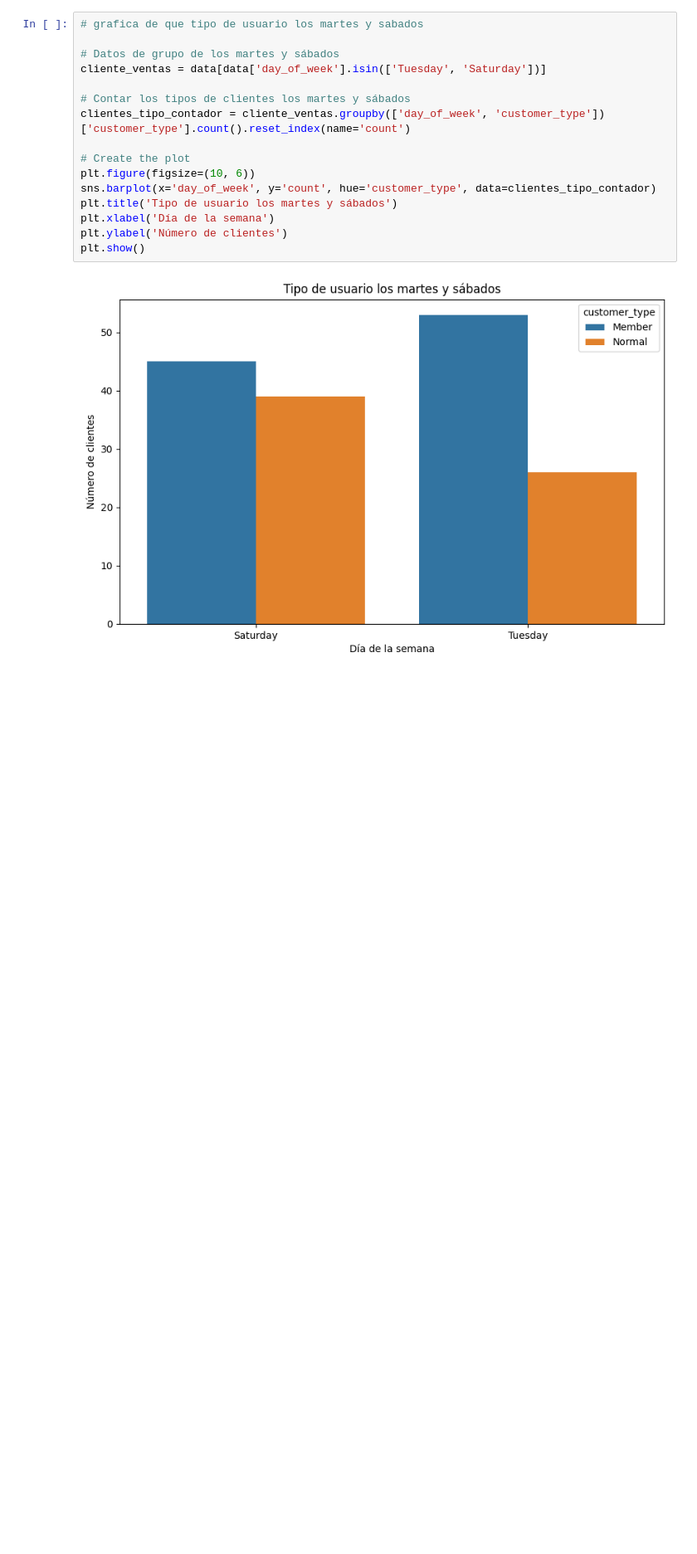
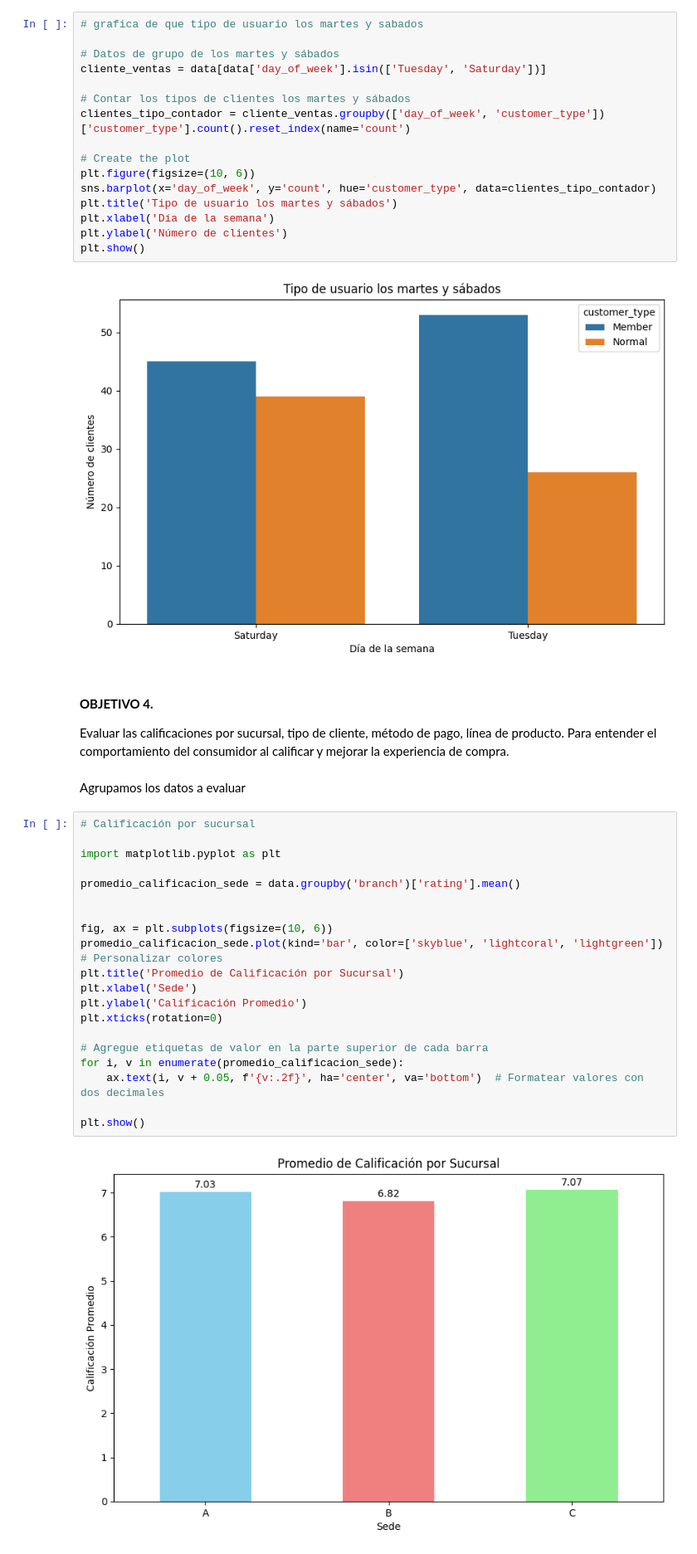
Before and after one commit to mrojash97/dataanalytics, a Jupyter notebook: Python/ANÁLISIS_EDA_Supermarket_Sales.ipynb, the cells around one changed output. Shown at 83% size. Saved outputs shown, nothing was run; the diff lists cells and outputs as text; blank space fills up the shorter version.

```diff
--- a/Python/ANÁLISIS_EDA_Supermarket_Sales.ipynb
+++ b/Python/ANÁLISIS_EDA_Supermarket_Sales.ipynb
@@ -658,3 +658,31 @@ plt.ylabel('Número de clientes')
 plt.show()
 # %% [output]
 [figure]
+# %% [markdown]
+#### **OBJETIVO 4.**
+
+Evaluar las calificaciones por sucursal, tipo de cliente, método de pago, línea de producto. Para entender el comportamiento del consumidor al calificar y mejorar la experiencia de compra.
+# %% [markdown]
+Agrupamos los datos a evaluar
+# %%
+# Calificación por sucursal
+
+import matplotlib.pyplot as plt
+
+promedio_calificacion_sede = data.groupby('branch')['rating'].mean()
+
+
+fig, ax = plt.subplots(figsize=(10, 6))
+promedio_calificacion_sede.plot(kind='bar', color=['skyblue', 'lightcoral', 'lightgreen'])  # Personalizar colores
+plt.title('Promedio de Calificación por Sucursal')
+plt.xlabel('Sede')
+plt.ylabel('Calificación Promedio')
+plt.xticks(rotation=0)
+
+# Agregue etiquetas de valor en la parte superior de cada barra
+for i, v in enumerate(promedio_calificacion_sede):
+    ax.text(i, v + 0.05, f'{v:.2f}', ha='center', va='bottom')  # Formatear valores con dos decimales
+
+plt.show()
+# %% [output]
+[figure, added]
```
Also changed, not shown: parts of 5 cells of this notebook.
